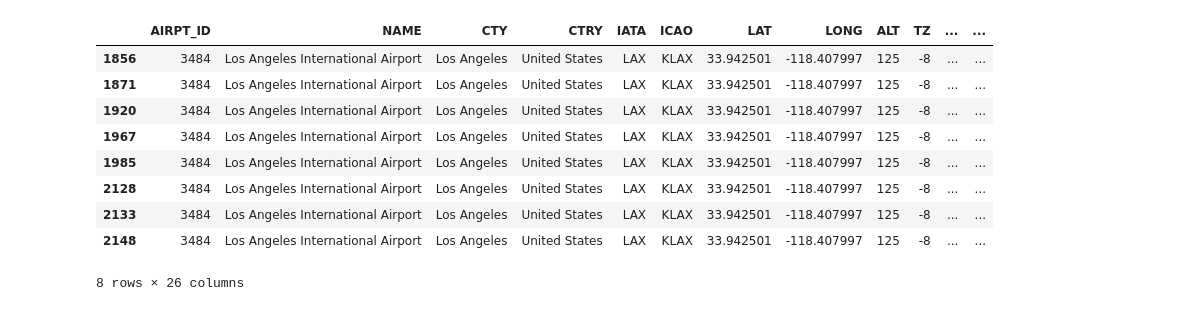
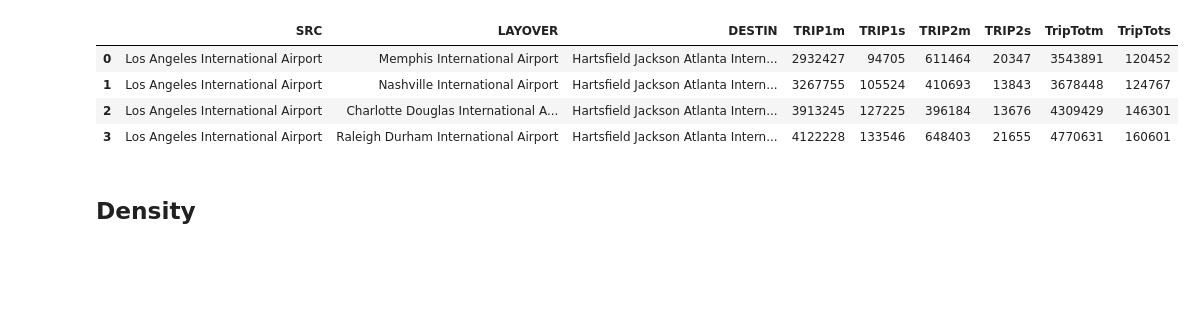
Before and after one commit to GregThomas88/DSCI-2025-D, a Jupyter notebook: machineLearning/comparisonML.ipynb, the cells around one changed output. Saved outputs shown, nothing was run; the diff lists cells and outputs as text; code cells hidden in the pictures; blank space fills up the shorter version.

```diff
--- a/machineLearning/comparisonML.ipynb
+++ b/machineLearning/comparisonML.ipynb
@@ -27,7 +29,7 @@ inertiaDF = pd.DataFrame(inertiaList, columns=['Inertias'])
 fig = px.scatter(inertiaDF, y="Inertias")
 fig.show()
 # %%
-airportsData['Kcluster'] = KMeans(n_clusters = 8, random_state = 0, n_init = 10).fit_predict(airportsCoords)
+airportsData['Kcluster'] = KMeans(n_clusters = 12, random_state = 0, n_init = 10).fit_predict(airportsCoords)
 airportsData['KclusterColor'] = airportsData['Kcluster'].map(pd.Series(px.colors.qualitative.Dark24))
 # %%
 fig = go.Figure()
@@ -54,16 +56,33 @@ fig.update_layout(
 )
 
 fig.show()
-# %%
-airportsData[(airportsData['SRCIATA'] == 'LAX') & (airportsData['DESTINIATA'] == 'ATL')]
-# %% [output]
-|  | AIRPT_ID | NAME | CTY | CTRY | IATA | ICAO | LAT | LONG | ALT | TZ | ... | ... |
-| 1856 | 3484 | Los Angeles International Airport | Los Angeles | United States | LAX | KLAX | 33.942501 | -118.407997 | 125 | -8 | ... | ... |
-| 1871 | 3484 | Los Angeles International Airport | Los Angeles | United States | LAX | KLAX | 33.942501 | -118.407997 | 125 | -8 | ... | ... |
-| 1920 | 3484 | Los Angeles International Airport | Los Angeles | United States | LAX | KLAX | 33.942501 | -118.407997 | 125 | -8 | ... | ... |
-| 1967 | 3484 | Los Angeles International Airport | Los Angeles | United States | LAX | KLAX | 33.942501 | -118.407997 | 125 | -8 | ... | ... |
-| 1985 | 3484 | Los Angeles International Airport | Los Angeles | United States | LAX | KLAX | 33.942501 | -118.407997 | 125 | -8 | ... | ... |
-| 2128 | 3484 | Los Angeles International Airport | Los Angeles | United States | LAX | KLAX | 33.942501 | -118.407997 | 125 | -8 | ... | ... |
-| 2133 | 3484 | Los Angeles International Airport | Los Angeles | United States | LAX | KLAX | 33.942501 | -118.407997 | 125 | -8 | ... | ... |
-| 2148 | 3484 | Los Angeles International Airport | Los Angeles | United States | LAX | KLAX | 33.942501 | -118.407997 | 125 | -8 | ... | ... |
-8 rows × 26 columns
+# %%
+clust0ATL = airportsData[(airportsData['Kcluster'] == 0) & (airportsData['DESTINIATA'] == 'ATL')]
+
+clust0SRC = clust0ATL['SRCNAME']
+
+LAXtoClust0 = airportsData[(airportsData['SRCIATA'] == 'LAX') & (airportsData['DESTINNAME'].isin(clust0SRC))]
+
+clust0ATL = clust0ATL.sort_values(by='meters')
+LAXtoClust0 = LAXtoClust0.sort_values(by='meters')
+# %%
+clust0ATLFiltered = clust0ATL[clust0ATL['SRCNAME'].isin(LAXtoClust0['DESTINNAME'])]
+# %%
+kClustTotal = LAXtoClust0.merge(clust0ATLFiltered, how="left", left_on='DESTINNAME', right_on='SRCNAME')
+
+kClustTotal = kClustTotal.rename(columns={'SRCNAME_x': 'SRC', 'DESTINNAME_x': 'LAYOVER', 'DESTINNAME_y': 'DESTIN', 'meters_x': "TRIP1m", 'seconds_x': 'TRIP1s', 'meters_y': "TRIP2m", 'seconds_y': 'TRIP2s'})
+
+kClustTotal = pd.DataFrame(kClustTotal, columns=['SRC', 'LAYOVER', 'DESTIN', 'TRIP1m', 'TRIP1s', 'TRIP2m', 'TRIP2s'])
+
+kClustTotal['TripTotm'] = kClustTotal['TRIP1m'] + kClustTotal['TRIP2m']
+kClustTotal['TripTots'] = kClustTotal['TRIP1s'] + kClustTotal['TRIP2s'] + (90*60)
+# %%
+kClustTotal
+# %% [output]
+|  | SRC | LAYOVER | DESTIN | TRIP1m | TRIP1s | TRIP2m | TRIP2s | TripTotm | TripTots |
+| 0 | Los Angeles International Airport | Memphis International Airport | Hartsfield Jackson Atlanta Intern... | 2932427 | 94705 | 611464 | 20347 | 3543891 | 120452 |
+| 1 | Los Angeles International Airport | Nashville International Airport | Hartsfield Jackson Atlanta Intern... | 3267755 | 105524 | 410693 | 13843 | 3678448 | 124767 |
+| 2 | Los Angeles International Airport | Charlotte Douglas International A... | Hartsfield Jackson Atlanta Intern... | 3913245 | 127225 | 396184 | 13676 | 4309429 | 146301 |
+| 3 | Los Angeles International Airport | Raleigh Durham International Airport | Hartsfield Jackson Atlanta Intern... | 4122228 | 133546 | 648403 | 21655 | 4770631 | 160601 |
+# %% [markdown]
+## Density
```
Also changed, not shown: parts of 5 cells of this notebook, 1 other file.
